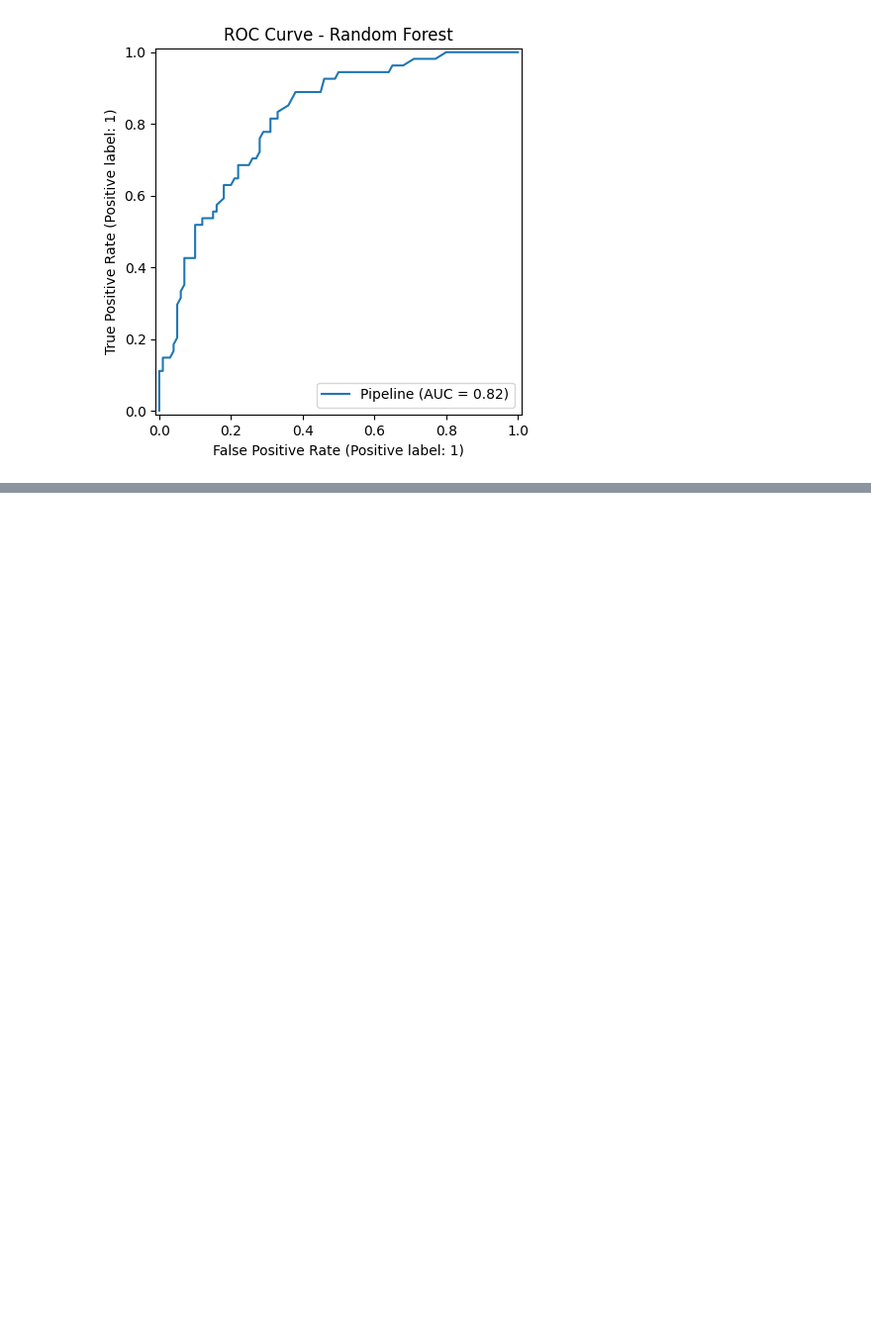
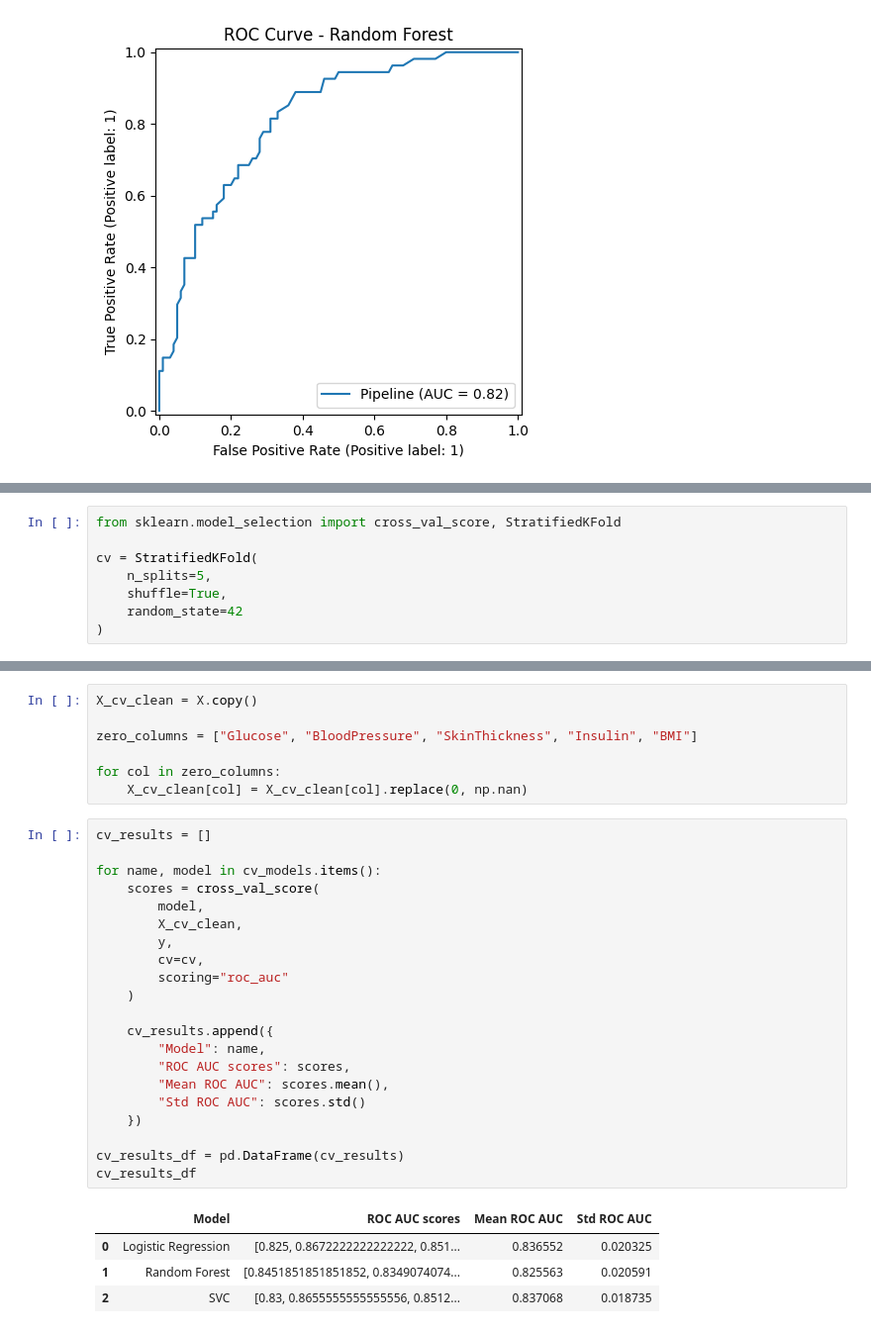
Before and after one commit to annajestem/xai_diabetes_project, a Jupyter notebook: notebooks/02_models_evaluation.ipynb, the cells around one changed output, grey strips where cells are left out. Shown at 99% size. Saved outputs shown, nothing was run; the diff lists cells and outputs as text; blank space fills up the shorter version.

```diff
--- a/notebooks/02_models_evaluation.ipynb
+++ b/notebooks/02_models_evaluation.ipynb
@@ -252,0 +395,8 @@ ROC AUC: 0.8167592592592593
+# %%
+from sklearn.model_selection import cross_val_score, StratifiedKFold
+
+cv = StratifiedKFold(
+    n_splits=5,
+    shuffle=True,
+    random_state=42
+)
@@ -252,0 +432,33 @@ ROC AUC: 0.8167592592592593
+# %%
+X_cv_clean = X.copy()
+
+zero_columns = ["Glucose", "BloodPressure", "SkinThickness", "Insulin", "BMI"]
+
+for col in zero_columns:
+    X_cv_clean[col] = X_cv_clean[col].replace(0, np.nan)
+# %%
+cv_results = []
+
+for name, model in cv_models.items():
+    scores = cross_val_score(
+        model,
+        X_cv_clean,
+        y,
+        cv=cv,
+        scoring="roc_auc"
+    )
+
+    cv_results.append({
+        "Model": name,
+        "ROC AUC scores": scores,
+        "Mean ROC AUC": scores.mean(),
+        "Std ROC AUC": scores.std()
+    })
+
+cv_results_df = pd.DataFrame(cv_results)
+cv_results_df
+# %% [output]
+|  | Model | ROC AUC scores | Mean ROC AUC | Std ROC AUC |
+| 0 | Logistic Regression | [0.825, 0.8672222222222222, 0.851... | 0.836552 | 0.020325 |
+| 1 | Random Forest | [0.8451851851851852, 0.8349074074... | 0.825563 | 0.020591 |
+| 2 | SVC | [0.83, 0.8655555555555556, 0.8512... | 0.837068 | 0.018735 |
```
Also changed, not shown: parts of 17 cells of this notebook, 1 other file.
